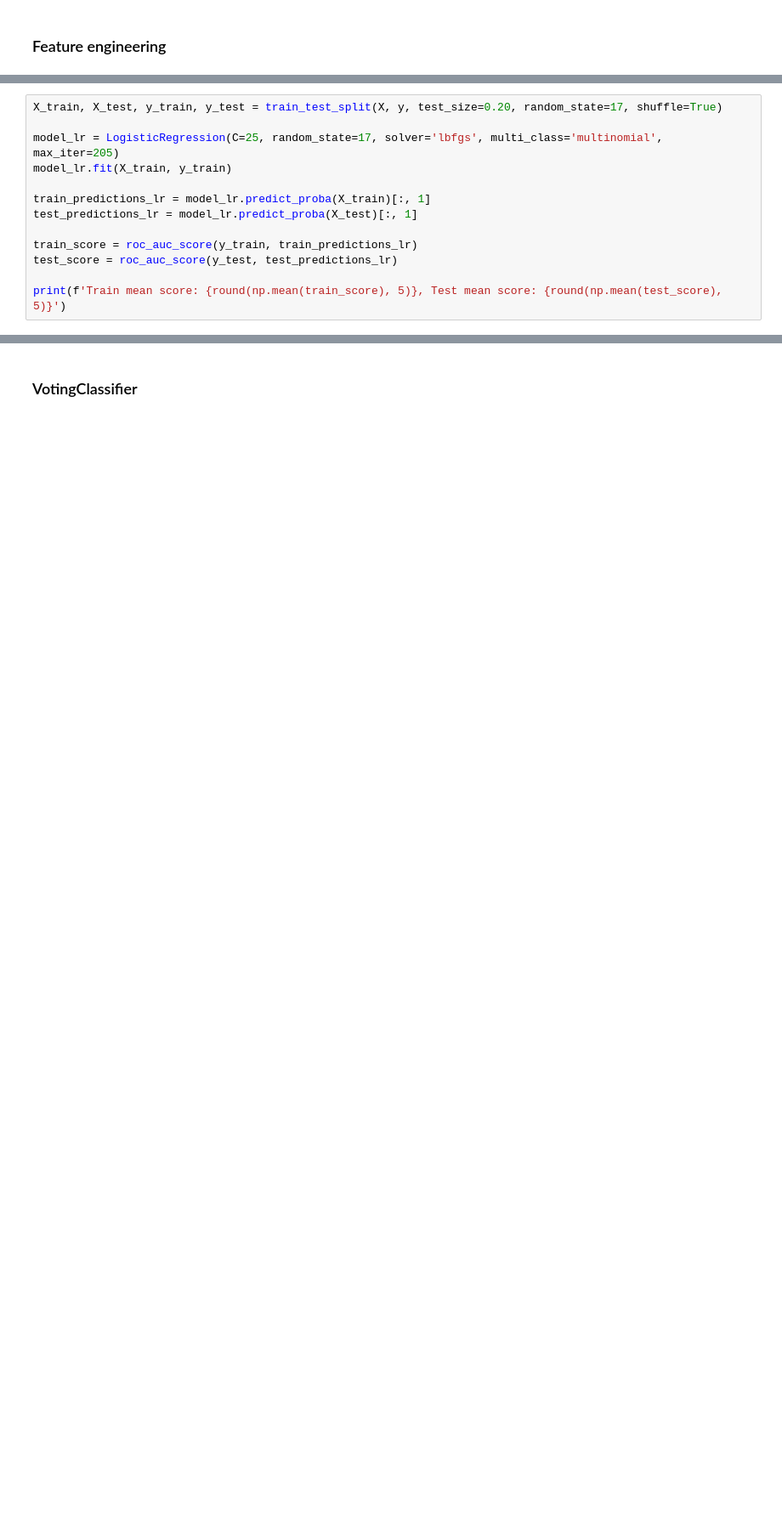
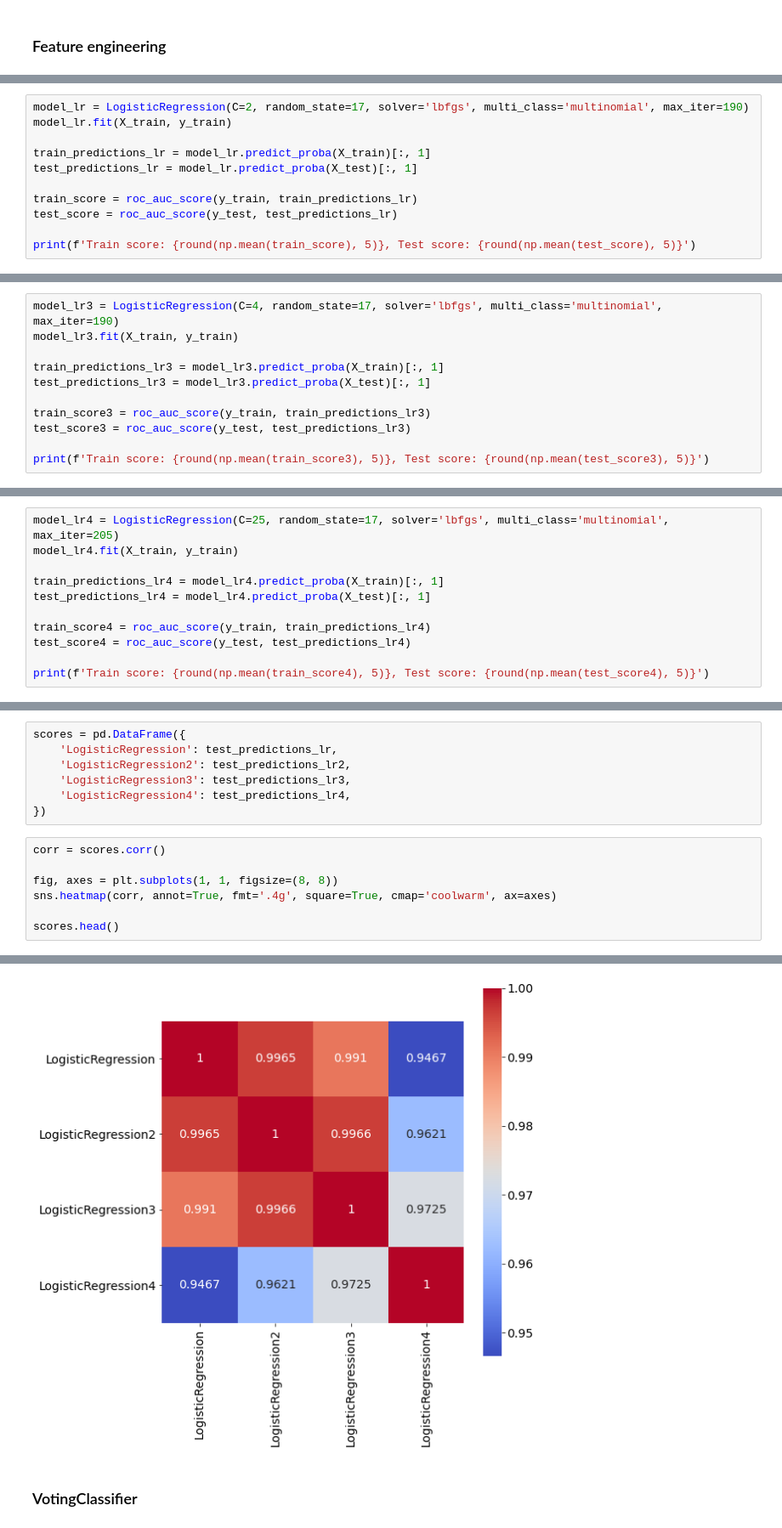
Before and after one commit to alexeytankov/portfolio, a Jupyter notebook: Catch Me If You Can/Catch Me If You Can (Alice).ipynb, the cells around one changed output, grey strips where cells are left out. Shown: that part at 85% size. Drawn from its saved outputs; the diff is of its cells as text; blank space fills up the shorter version.

```diff
--- a/Catch Me If You Can/Catch Me If You Can (Alice).ipynb
+++ b/Catch Me If You Can/Catch Me If You Can (Alice).ipynb
@@ -166,7 +216,5 @@ test, _ = add_day_month(test_times, test)
 # %%
-X_train, X_test, y_train, y_test = train_test_split(X, y, test_size=0.20, random_state=17, shuffle=True)
-
-model_lr = LogisticRegression(C=25, random_state=17, solver='lbfgs', multi_class='multinomial', max_iter=205)
+model_lr = LogisticRegression(C=2, random_state=17, solver='lbfgs', multi_class='multinomial', max_iter=190)
 model_lr.fit(X_train, y_train)
 
 train_predictions_lr = model_lr.predict_proba(X_train)[:, 1]
@@ -175,5 +223,5 @@ test_predictions_lr = model_lr.predict_proba(X_test)[:, 1]
 train_score = roc_auc_score(y_train, train_predictions_lr)
 test_score = roc_auc_score(y_test, test_predictions_lr)
 
-print(f'Train mean score: {round(np.mean(train_score), 5)}, Test mean score: {round(np.mean(test_score), 5)}')
+print(f'Train score: {round(np.mean(train_score), 5)}, Test score: {round(np.mean(test_score), 5)}')
 # %% [output]
@@ -180,0 +246,11 @@ Train mean score: 0.99621, Test mean score: 0.98094
+# %%
+model_lr3 = LogisticRegression(C=4, random_state=17, solver='lbfgs', multi_class='multinomial', max_iter=190)
+model_lr3.fit(X_train, y_train)
+
+train_predictions_lr3 = model_lr3.predict_proba(X_train)[:, 1]
+test_predictions_lr3 = model_lr3.predict_proba(X_test)[:, 1]
+
+train_score3 = roc_auc_score(y_train, train_predictions_lr3)
+test_score3 = roc_auc_score(y_test, test_predictions_lr3)
+
+print(f'Train score: {round(np.mean(train_score3), 5)}, Test score: {round(np.mean(test_score3), 5)}')
@@ -180,0 +261,11 @@ Train mean score: 0.99621, Test mean score: 0.98094
+# %%
+model_lr4 = LogisticRegression(C=25, random_state=17, solver='lbfgs', multi_class='multinomial', max_iter=205)
+model_lr4.fit(X_train, y_train)
+
+train_predictions_lr4 = model_lr4.predict_proba(X_train)[:, 1]
+test_predictions_lr4 = model_lr4.predict_proba(X_test)[:, 1]
+
+train_score4 = roc_auc_score(y_train, train_predictions_lr4)
+test_score4 = roc_auc_score(y_test, test_predictions_lr4)
+
+print(f'Train score: {round(np.mean(train_score4), 5)}, Test score: {round(np.mean(test_score4), 5)}')
@@ -180,0 +274,15 @@ Train mean score: 0.99621, Test mean score: 0.98094
+# %%
+scores = pd.DataFrame({
+    'LogisticRegression': test_predictions_lr,
+    'LogisticRegression2': test_predictions_lr2,
+    'LogisticRegression3': test_predictions_lr3,
+    'LogisticRegression4': test_predictions_lr4,
+})
+# %%
+corr = scores.corr()
+
+fig, axes = plt.subplots(1, 1, figsize=(8, 8))
+sns.heatmap(corr, annot=True, fmt='.4g', square=True, cmap='coolwarm', ax=axes)
+
+scores.head()
+# %% [output]
@@ -181,3 +295,4 @@ Train mean score: 0.99621, Test mean score: 0.98094
+[figure, added]
 # %% [markdown]
 ### VotingClassifier
 # %%
```
Also changed, not shown: parts of 30 cells of this notebook.
